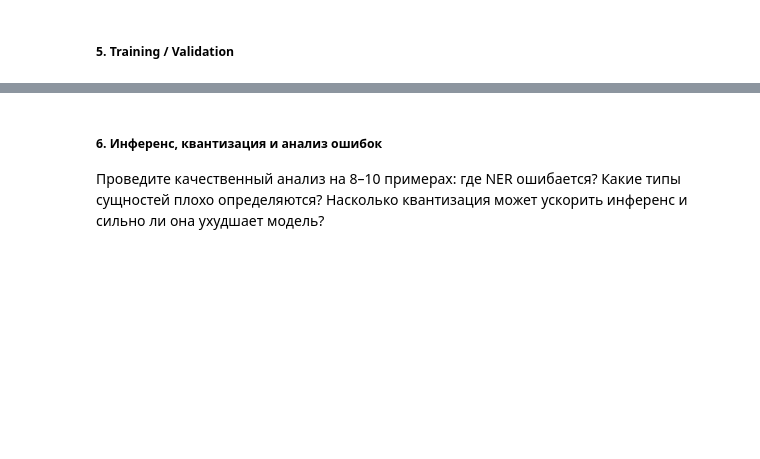
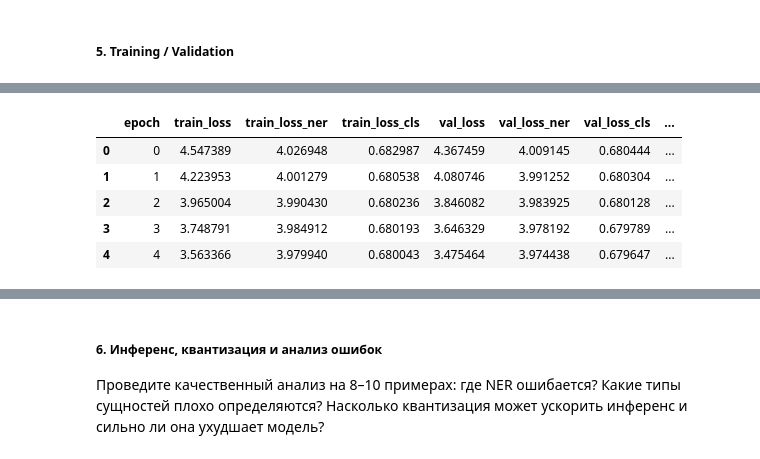
Before and after one commit to russele7/practicum_dle_sprint_5, a Jupyter notebook: NEREL_MultiTask_Notebook.ipynb, the cells around one changed output, grey strips where cells are left out. Saved outputs shown, nothing was run; the diff lists cells and outputs as text; code cells hidden in the pictures; blank space fills up the shorter version.

```diff
--- a/NEREL_MultiTask_Notebook.ipynb
+++ b/NEREL_MultiTask_Notebook.ipynb
@@ -434,7 +558,7 @@ class Config:
     MULTIHOT_LR = 1e-3
     LOSS_LR = 1e-3
 
-    EPOCHS = 2 #30
+    EPOCHS = 5 #30
     DROPOUT = 0.2
     HIDDEN_DIM = 256
     MAX_LENGTH = MAX_LENGTH
@@ -695,12 +857,13 @@ def validate(model, val_loader, device, loss_weighter):
         avg_loss_ner = total_loss_ner / n_batches if n_batches > 0 else 0.0
         avg_loss_cls = total_loss_cls / n_batches if n_batches > 0 else 0.0
 
-    return avg_loss, avg_loss_ner, avg_loss_cls
+    return avg_loss, avg_loss_ner.item(), avg_loss_cls.item()
 # %%
 # 3) Loop обучения
 val_loss, val_loss_ner, val_loss_cls = validate(model, test_dataloader, device, loss_weighter)
 print(f"INIT VALIDATION: avg weighted loss: {val_loss:.4f} / avg loss_ner: {val_loss_ner:.4f} / val_loss_cls: {val_loss_cls:.4f}\n")
 
+data = []
 for epoch in range(config.EPOCHS):
     model.train()
     total_loss = 0.0
@@ -731,8 +894,8 @@ for epoch in range(config.EPOCHS):
         n_batches += 1
 
     train_loss = total_loss / n_batches if n_batches > 0 else 0.0
-    train_loss_ner = total_loss_ner / n_batches if n_batches > 0 else 0.0
-    train_loss_cls = total_loss_cls / n_batches if n_batches > 0 else 0.0
+    train_loss_ner = (total_loss_ner / n_batches).item() if n_batches > 0 else 0.0
+    train_loss_cls = (total_loss_cls / n_batches).item() if n_batches > 0 else 0.0
 
 
 
@@ -745,9 +908,28 @@ for epoch in range(config.EPOCHS):
         device,
         max_samples=None
     )
-    f1_ner_macro = f1_score(y_true_ner_val, y_pred_ner_val)
-    f1_ner_macro = f1_score(y_true_ner_val, y_pred_ner_val)
+    f1_ner_macro = f1_score(y_true_ner_val, y_pred_ner_val, average='macro')
+    f1_cls_micro = f1_score(y_true_cls_val, y_pred_cls_val, average='micro')
+
+    accuracy_cls = accuracy_score(y_true_cls_val, y_pred_cls_val)
+    precision_cls = precision_score(y_true_cls_val, y_pred_cls_val)
+    recall_cls = recall_score(y_true_cls_val, y_pred_cls_val)
 
 
-    print(f"TRAIN: avg weighted loss: {train_loss:.4f} / avg loss_ner: {train_loss_ner:.4f} / avg_loss_cls: {train_loss_cls:.4f}\n"
-          f"VALID: avg weighted loss: {val_loss:.4f} / avg loss_ner: {val_loss_ner:.4f} / val_loss_cls: {val_loss_cls:.4f}\n")
+    print(f"TRAIN: avg weighted loss {train_loss:.4f} / avg loss_ner {train_loss_ner:.4f} / avg_loss_cls {train_loss_cls:.4f}\n"
+          f"VALID: avg weighted loss {val_loss:.4f} / avg loss_ner {val_loss_ner:.4f} / val_loss_cls {val_loss_cls:.4f} / "
+          f" f1_ner_macro {f1_ner_macro:.4f} / f1_cls_micro {f1_cls_micro:.4f} / accuracy_cls {accuracy_cls:.4f} / "
+          f"precision_cls {precision_cls:.4f} / recall_cls {recall_cls:.4f}")
+    data.append({'epoch': epoch,
+                 'train_loss': train_loss,
+                 'train_loss_ner': train_loss_ner,
+                 'train_loss_cls': train_loss_cls,
+                 'val_loss': val_loss,
+                 'val_loss_ner': val_loss_ner,
+                 'val_loss_cls': val_loss_cls,
+                 'val_f1_ner_macro': f1_ner_macro,
+                 'val_f1_cls_micro': f1_cls_micro,
+                 'accuracy_cls': accuracy_cls,
+                 'precision_cls': precision_cls,
+                 'recall_cls': recall_cls,
+                 })
@@ -754,2 +948,13 @@ for epoch in range(config.EPOCHS):
+# %%
+df = pd.DataFrame(data)
+# %%
+df
+# %% [output]
+|  | epoch | train_loss | train_loss_ner | train_loss_cls | val_loss | val_loss_ner | val_loss_cls | ... |
+| 0 | 0 | 4.547389 | 4.026948 | 0.682987 | 4.367459 | 4.009145 | 0.680444 | ... |
+| 1 | 1 | 4.223953 | 4.001279 | 0.680538 | 4.080746 | 3.991252 | 0.680304 | ... |
+| 2 | 2 | 3.965004 | 3.990430 | 0.680236 | 3.846082 | 3.983925 | 0.680128 | ... |
+| 3 | 3 | 3.748791 | 3.984912 | 0.680193 | 3.646329 | 3.978192 | 0.679789 | ... |
+| 4 | 4 | 3.563366 | 3.979940 | 0.680043 | 3.475464 | 3.974438 | 0.679647 | ... |
 # %%
 # torch.save(model.state_dict(), config.SAVE_PATH)
```
Also changed, not shown: parts of 57 cells of this notebook.
